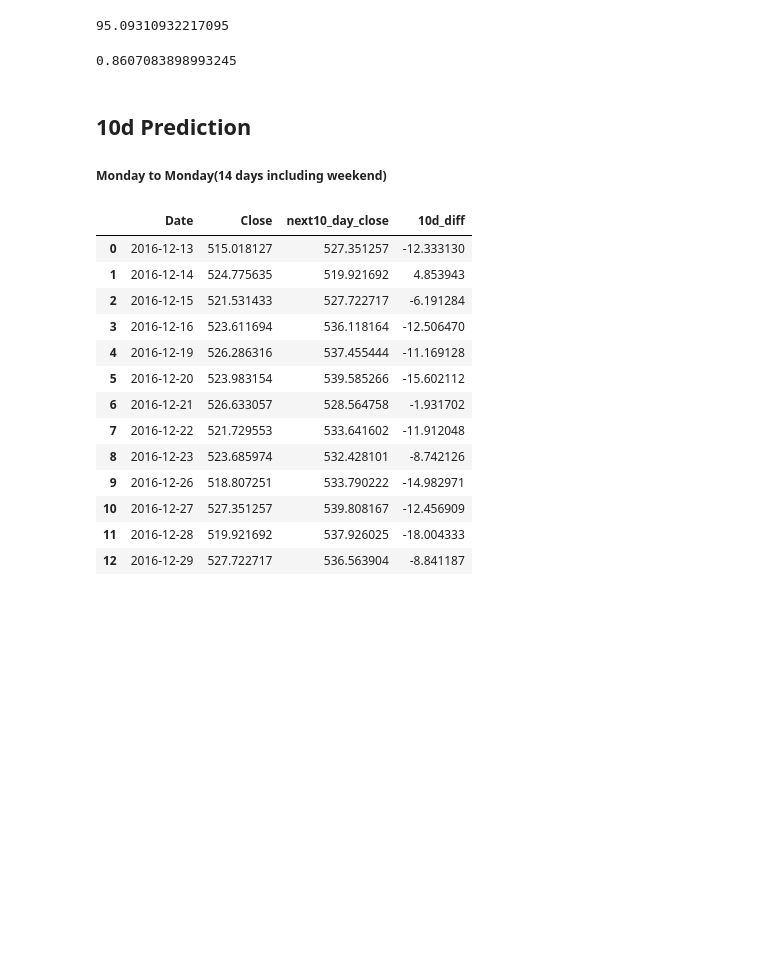
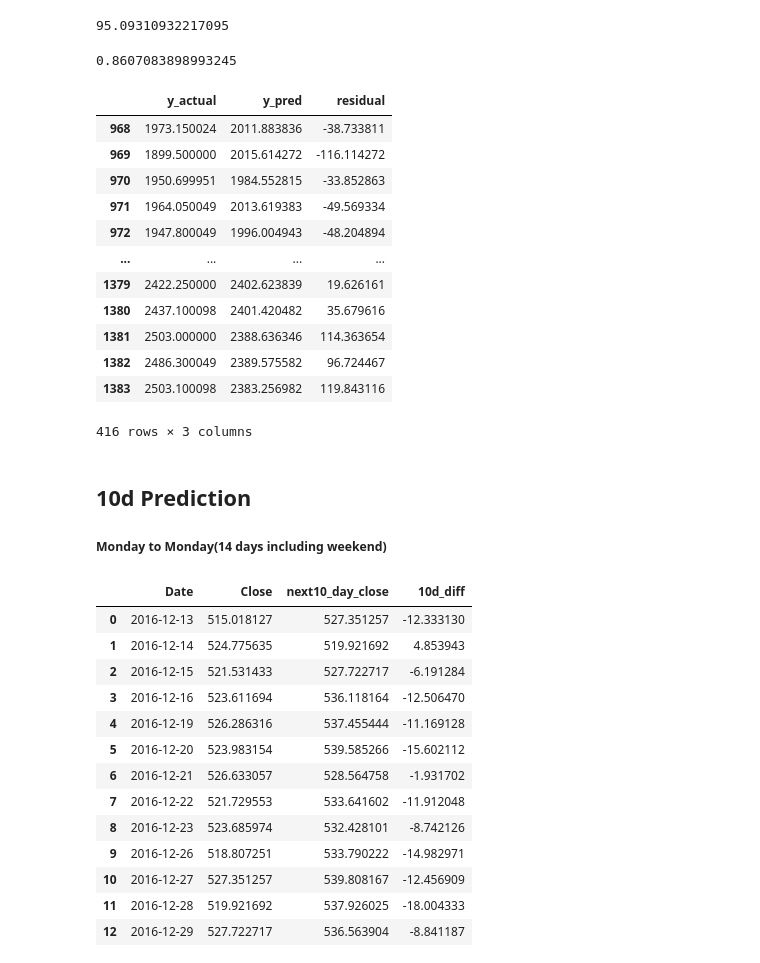
Before and after one commit to khinvasara-unnati/FoundationProject-1, a Jupyter notebook: combined.ipynb, the cells around one changed output. Saved outputs shown, nothing was run; the diff lists cells and outputs as text; code cells hidden in the pictures; blank space fills up the shorter version.

```diff
--- a/combined.ipynb
+++ b/combined.ipynb
@@ -229,6 +248,24 @@ rmse_5
 r2_5
 # %% [output]
 0.8607083898993245
+# %%
+pd.DataFrame({"y_actual":y_test5,
+             "y_pred":y_pred5,
+             "residual":y_test5-y_pred5})
+# %% [output]
+|  | y_actual | y_pred | residual |
+| 968 | 1973.150024 | 2011.883836 | -38.733811 |
+| 969 | 1899.500000 | 2015.614272 | -116.114272 |
+| 970 | 1950.699951 | 1984.552815 | -33.852863 |
+| 971 | 1964.050049 | 2013.619383 | -49.569334 |
+| 972 | 1947.800049 | 1996.004943 | -48.204894 |
+| ... | ... | ... | ... |
+| 1379 | 2422.250000 | 2402.623839 | 19.626161 |
+| 1380 | 2437.100098 | 2401.420482 | 35.679616 |
+| 1381 | 2503.000000 | 2388.636346 | 114.363654 |
+| 1382 | 2486.300049 | 2389.575582 | 96.724467 |
+| 1383 | 2503.100098 | 2383.256982 | 119.843116 |
+416 rows × 3 columns
 # %% [markdown]
 ## 10d Prediction
 
```
Also changed, not shown: parts of 17 cells of this notebook.
